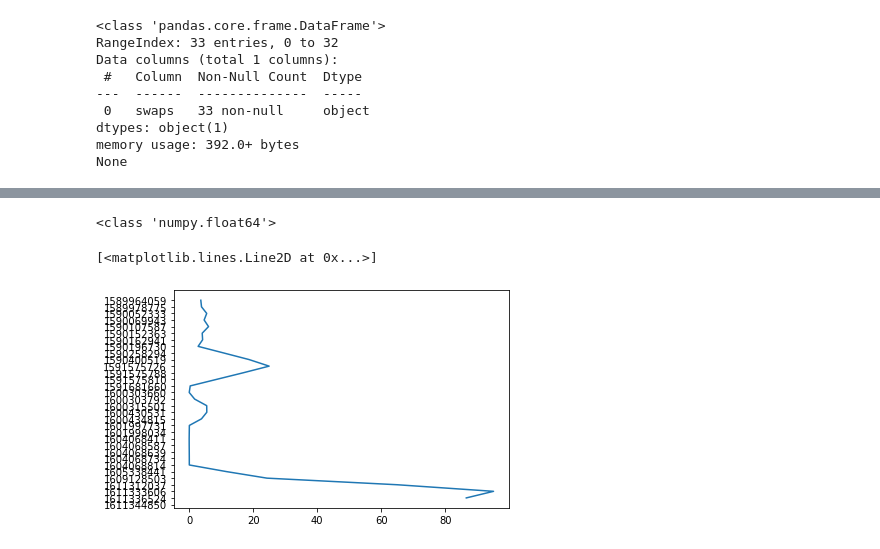
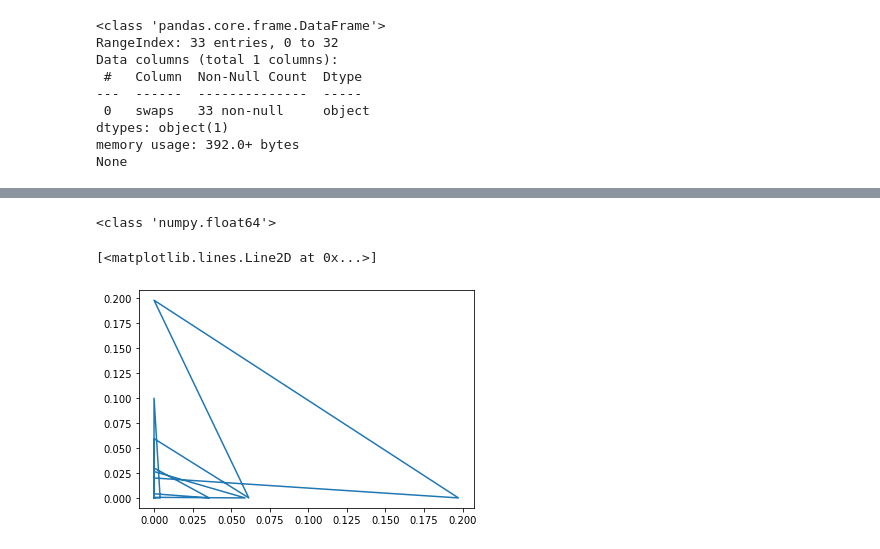
Before and after one commit to Shlokatadistance/FalconX, a Jupyter notebook: MainFile.ipynb, the cells around one changed output, grey strips where cells are left out. Saved outputs shown, nothing was run; the diff lists cells and outputs as text; code cells hidden in the pictures.

```diff
--- a/MainFile.ipynb
+++ b/MainFile.ipynb
@@ -14,14 +15,6 @@ transport = sample_transport
 
 #the name of the pool is uniswap-v2
 # %%
-query = gql('''
-query {
-  uniswapFactory(id: "0x5C69bEe701ef814a2B6a3EDD4B1652CB9cc5aA6f", block: {number: 11276855}) {
-    totalLiquidityUSD
-    totalVolumeUSD
-
-  }
-}''')
 
 query_1 = gql('''
 query trades{
@@ -50,7 +43,7 @@ query trades{
 #the below is the historical data query
 query_2 = gql('''
 query swaps{
-  swaps(orderBy: timestamp, orderDirection: desc, where:{pair: "0xa47ea5b74b6879c52250794376443eebd8a17bb3"}) {
+  swaps(orderBy: timestamp, orderDirection: desc, first:150, where:{pair: "0xa47ea5b74b6879c52250794376443eebd8a17bb3"}) {
     timestamp
     amount0In
     amount0Out
@@ -73,6 +66,12 @@ query swaps{
         totalSupply
       }
       volumeUSD
+
+    }
+    transaction {
+        id
+        blockNumber
+
     }
   }
 }''')
@@ -188,26 +196,26 @@ print(df.head())
 # %%
 #plt.plot(df["timestamp"],df["amountUSD"])
 #df['amount0In'] = pd.to_numeric(df['amount0In'])
 df['amount0Out'] = pd.to_numeric(df['amount0Out'])
 df['amount1In'] = pd.to_numeric(df['amount1In'])
 df['amount1Out'] = pd.to_numeric(df['amount1Out'])
 df['amount0In'] = pd.to_numeric(df['amount0In'])
 df['amountUSD'] = pd.to_numeric(df['amountUSD'])
 print(type(df['amountUSD'][1]))
 
 df['RollingUSD'] = df['amountUSD'].rolling(window = 3).mean()
 #print(df)
-plt.plot(df['RollingUSD'],df['timestamp'])
+plt.plot(df['amount1Out'],df['amount1In'])
 
 
 #df['cum_sum'] = cummulative_list['Liquidity'].cumsum()
 #df['check'] = range(1,len(cummulative_list['Liquidity'])+1)
 #df['Liquidity'] = pd.to_numeric(cummulative_list['Liquidity'])
 #df['Moving Average'] = cummulative_list['cum_sum'] / cummulative_list['check']
 #df['Rolling Mean'] = cummulative_list['Liquidity'].rolling(window = 3).mean()
 
 #the format is always x,y. Need more variables here
 # %% [output]
 <class 'numpy.float64'>
 [<matplotlib.lines.Line2D at 0x...>]
-[figure, old version]
+[figure, new version]
```
Also changed, not shown: parts of 6 cells of this notebook, 3 other files.
